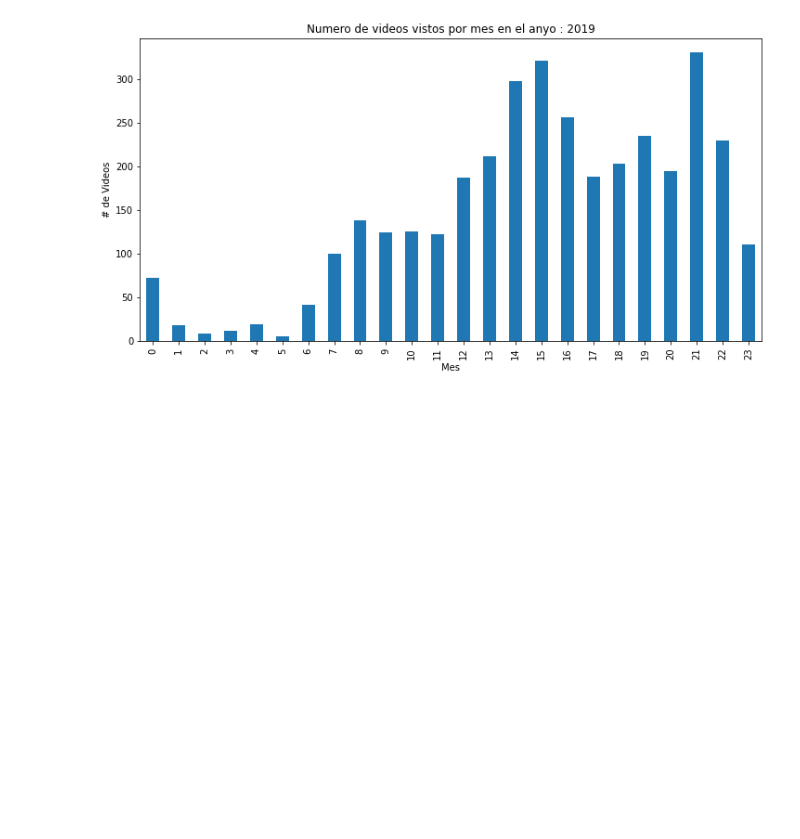
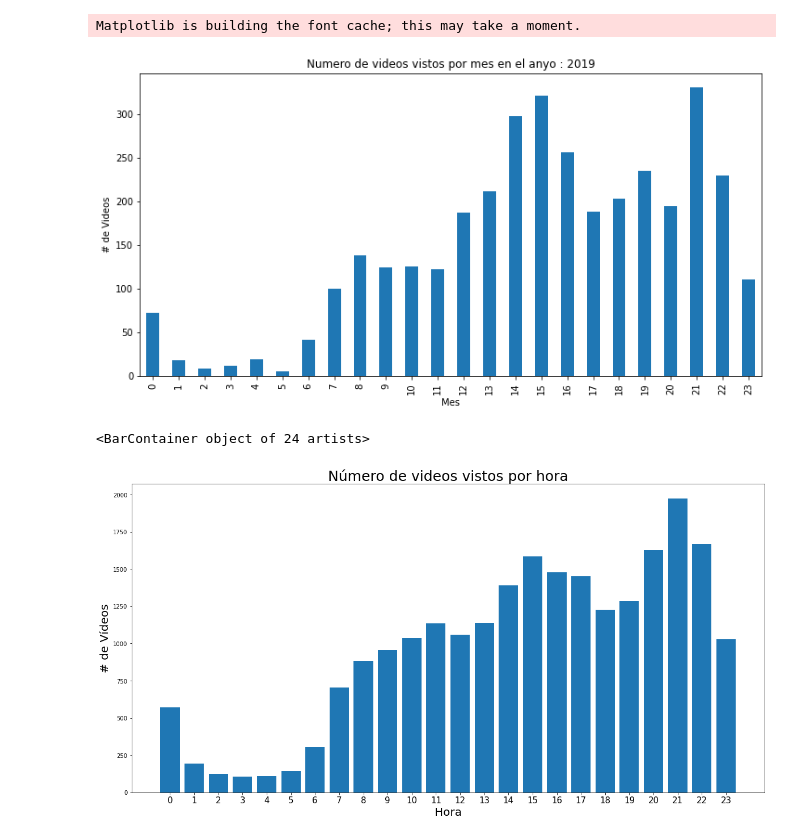
Before and after one commit to joaquin154/Python, a Jupyter notebook: youtube.ipynb, the cells around one changed output. Drawn from its saved outputs; the diff is of its cells as text; code cells hidden in the pictures; blank space fills up the shorter version.

```diff
--- a/youtube.ipynb
+++ b/youtube.ipynb
@@ -1,8 +1,8 @@
 # %%
 import pandas as pd
 # definir path del fichero
-fpath='/Users/jperez/Downloads/'
-fichero=fpath+'historial-de-reproducciones.json'
+#fpath='/Users/jperez/Downloads/'
+fichero='historial-de-reproducciones.json'
 # %%
 # crear un dataframe desde el fichero. Un dataframe es un objeto parecido a una tabla de una base de datos
 df =pd.read_json(fichero)
@@ -66,4 +66,24 @@ plt.title('Numero de videos vistos por mes en el anyo : %d' %year);
 plt.xlabel('Mes');
 plt.ylabel('# de Videos');
 # %% [output]
+Matplotlib is building the font cache; this may take a moment.
 [figure]
+# %%
+# crear un historgrama con el numero de videos vistos a lo largo tiempo determinado
+# 1. agrupamos los datos con el comando groupby en rangos de 1 mes
+# 2. contamos el numero de objetos en cada agrupado
+# 3. hacemos un plot de tipo bar (histograma)
+import matplotlib.pyplot as plt
+f , ax = plt.subplots(figsize=(20,10))
+
+youtube_hourly_ungrouped = df['date'].dt.hour
+youtube_hourly_grouped = youtube_hourly_ungrouped.groupby(youtube_hourly_ungrouped).count()
+
+plt.title('Número de videos vistos por hora', fontsize=25)
+plt.xlabel('Hora', fontsize=20)
+plt.ylabel('# de Vídeos', fontsize=20)
+plt.xticks(youtube_hourly_grouped.index, fontsize=15)
+plt.bar(pd.Series(range(0,24)), youtube_hourly_grouped)
+# %% [output]
+<BarContainer object of 24 artists>
+[figure, added]
```
